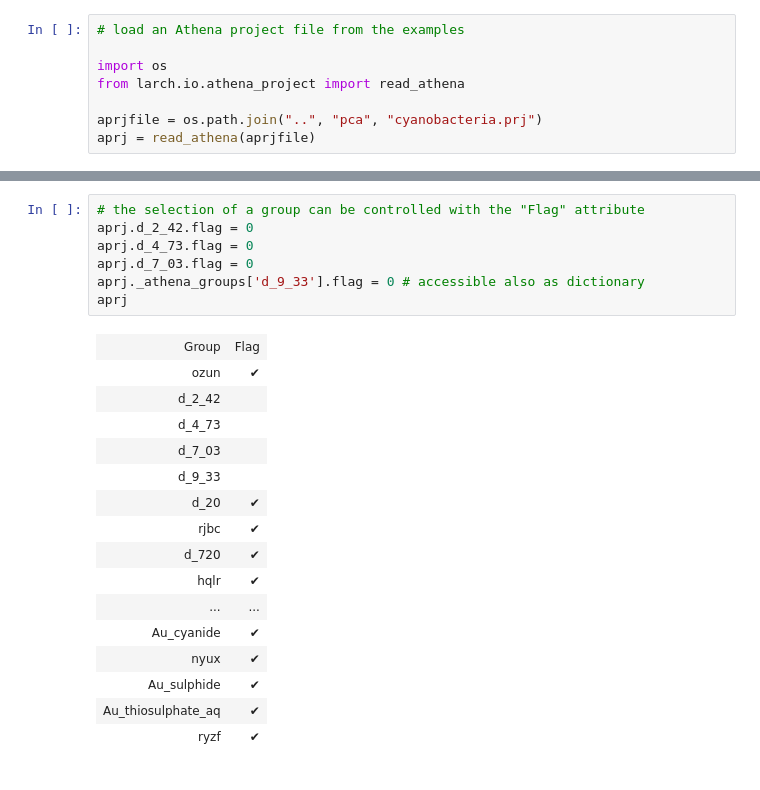
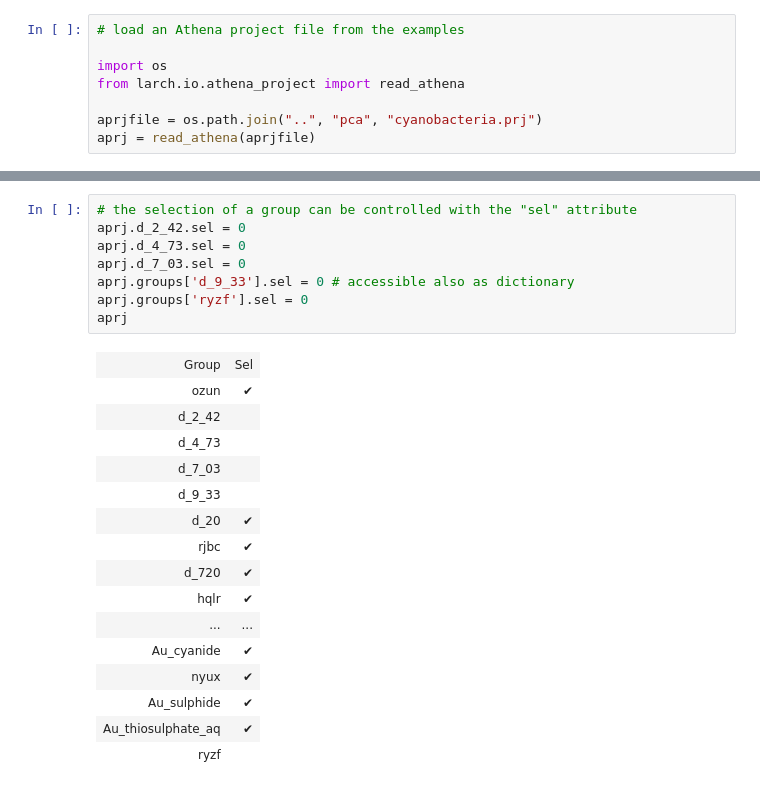
Before and after one commit to xraypy/xraylarch, a Jupyter notebook: examples/Jupyter/IO_Athena_project.ipynb, the cells around one changed output, grey strips where cells are left out. Cells and saved outputs as stored; diff of their text form.

```diff
--- a/examples/Jupyter/IO_Athena_project.ipynb
+++ b/examples/Jupyter/IO_Athena_project.ipynb
@@ -31,12 +52,13 @@ aprj
 # %%
-# the selection of a group can be controlled with the "Flag" attribute
-aprj.d_2_42.flag = 0
-aprj.d_4_73.flag = 0
-aprj.d_7_03.flag = 0
-aprj._athena_groups['d_9_33'].flag = 0 # accessible also as dictionary
+# the selection of a group can be controlled with the "sel" attribute
+aprj.d_2_42.sel = 0
+aprj.d_4_73.sel = 0
+aprj.d_7_03.sel = 0
+aprj.groups['d_9_33'].sel = 0 # accessible also as dictionary
+aprj.groups['ryzf'].sel = 0
 aprj
 # %% [output]
-| Group | Flag |
+| Group | Sel |
 | ozun | ✔ |
 | d_2_42 |  |
 | d_4_73 |  |
@@ -51,6 +73,6 @@ aprj
 | nyux | ✔ |
 | Au_sulphide | ✔ |
 | Au_thiosulphate_aq | ✔ |
-| ryzf | ✔ |
+| ryzf |  |
 # %%
 # show content of a single group
```
Also changed, not shown: parts of 6 cells of this notebook.
